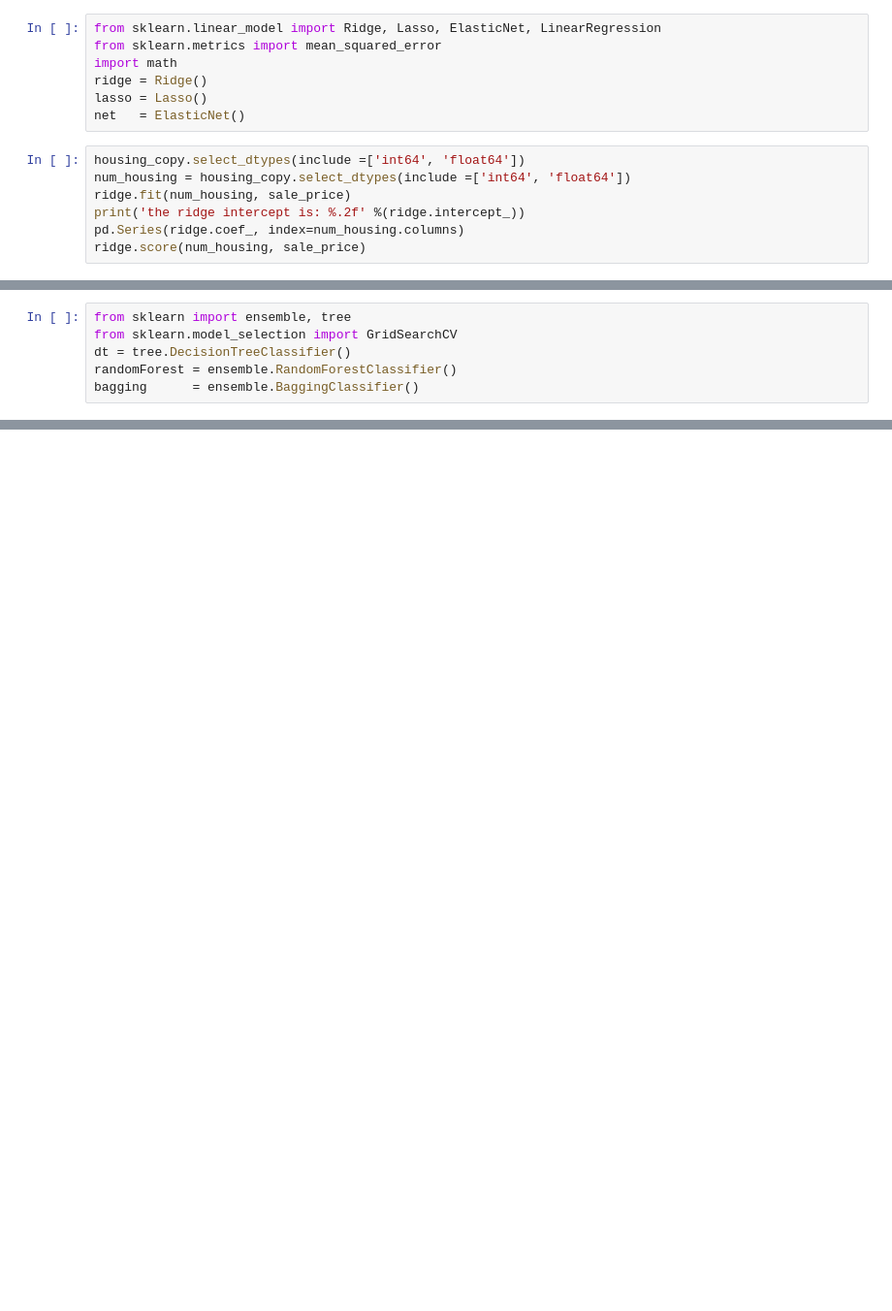
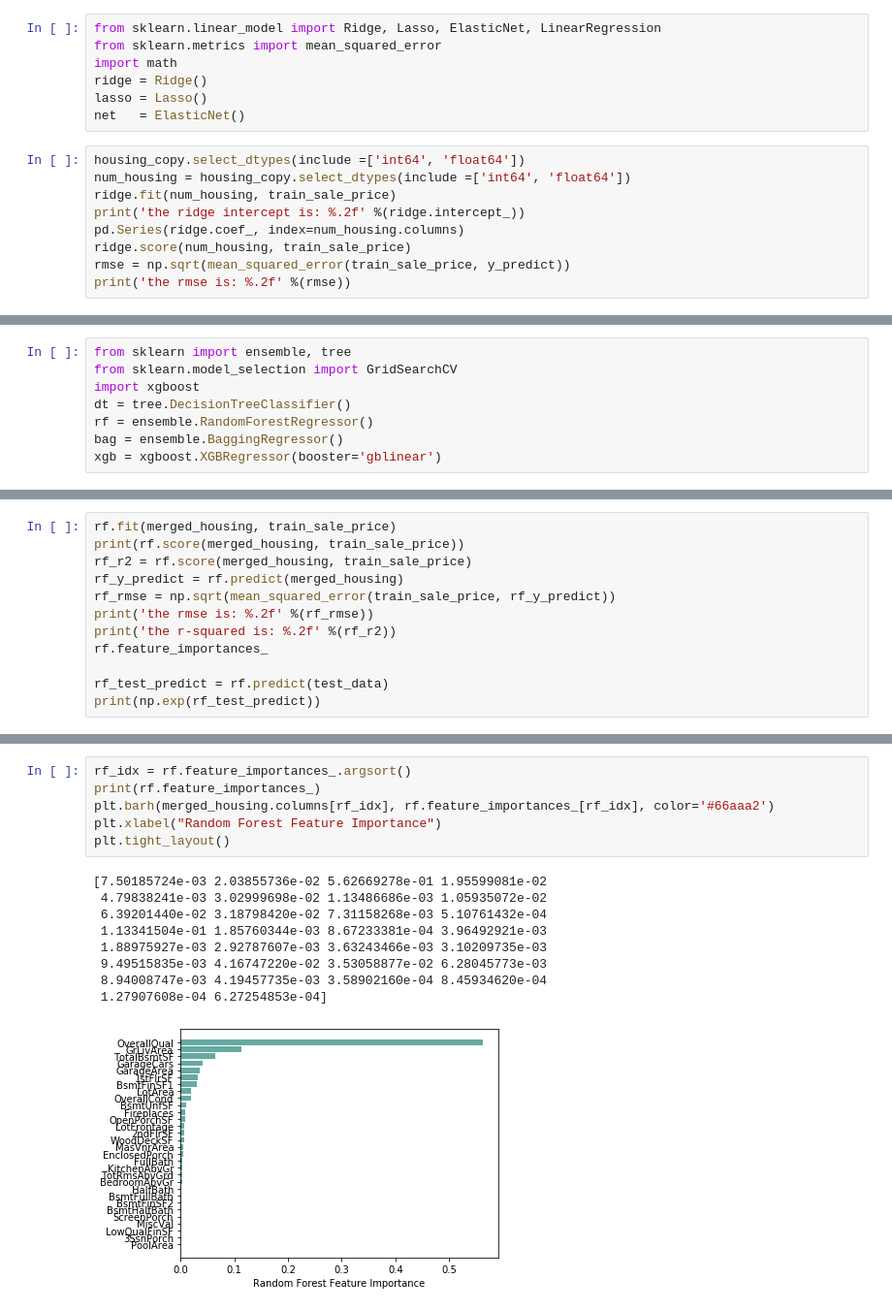
Before and after one commit to miggitymack/house-prices-advanced-regression-techniques, a Jupyter notebook: housing_prices.ipynb, the cells around one changed output, grey strips where cells are left out. Shown at 97% size. Saved outputs shown, nothing was run; the diff lists cells and outputs as text; blank space fills up the shorter version.

```diff
--- a/housing_prices.ipynb
+++ b/housing_prices.ipynb
@@ -337,8 +232,10 @@ net   = ElasticNet()
 # %%
 housing_copy.select_dtypes(include =['int64', 'float64'])
 num_housing = housing_copy.select_dtypes(include =['int64', 'float64'])
-ridge.fit(num_housing, sale_price)
+ridge.fit(num_housing, train_sale_price)
 print('the ridge intercept is: %.2f' %(ridge.intercept_))
 pd.Series(ridge.coef_, index=num_housing.columns)
-ridge.score(num_housing, sale_price)
+ridge.score(num_housing, train_sale_price)
+rmse = np.sqrt(mean_squared_error(train_sale_price, y_predict))
+print('the rmse is: %.2f' %(rmse))
 # %% [output]
@@ -417,6 +313,8 @@ the ridge intercept is: 483769.20
 # %%
 from sklearn import ensemble, tree
 from sklearn.model_selection import GridSearchCV
+import xgboost
 dt = tree.DecisionTreeClassifier()
-randomForest = ensemble.RandomForestClassifier()
-bagging      = ensemble.BaggingClassifier()
+rf = ensemble.RandomForestRegressor()
+bag = ensemble.BaggingRegressor()
+xgb = xgboost.XGBRegressor(booster='gblinear')
@@ -449,0 +321,12 @@ array([0.02069623, 0.04871102, 0.06397225, 0.02628229, 0.02678713,
+# %%
+rf.fit(merged_housing, train_sale_price)
+print(rf.score(merged_housing, train_sale_price))
+rf_r2 = rf.score(merged_housing, train_sale_price)
+rf_y_predict = rf.predict(merged_housing)
+rf_rmse = np.sqrt(mean_squared_error(train_sale_price, rf_y_predict))
+print('the rmse is: %.2f' %(rf_rmse))
+print('the r-squared is: %.2f' %(rf_r2))
+rf.feature_importances_
+
+rf_test_predict = rf.predict(test_data)
+print(np.exp(rf_test_predict))
@@ -449,0 +366,16 @@ array([0.02069623, 0.04871102, 0.06397225, 0.02628229, 0.02678713,
+# %%
+rf_idx = rf.feature_importances_.argsort()
+print(rf.feature_importances_)
+plt.barh(merged_housing.columns[rf_idx], rf.feature_importances_[rf_idx], color='#66aaa2')
+plt.xlabel("Random Forest Feature Importance")
+plt.tight_layout()
+# %% [output]
+[7.50185724e-03 2.03855736e-02 5.62669278e-01 1.95599081e-02
+ 4.79838241e-03 3.02999698e-02 1.13486686e-03 1.05935072e-02
+ 6.39201440e-02 3.18798420e-02 7.31158268e-03 5.10761432e-04
+ 1.13341504e-01 1.85760344e-03 8.67233381e-04 3.96492921e-03
+ 1.88975927e-03 2.92787607e-03 3.63243466e-03 3.10209735e-03
+ 9.49515835e-03 4.16747220e-02 3.53058877e-02 6.28045773e-03
+ 8.94008747e-03 4.19457735e-03 3.58902160e-04 8.45934620e-04
+ 1.27907608e-04 6.27254853e-04]
+[figure, added]
```
Also changed, not shown: parts of 36 cells of this notebook.
